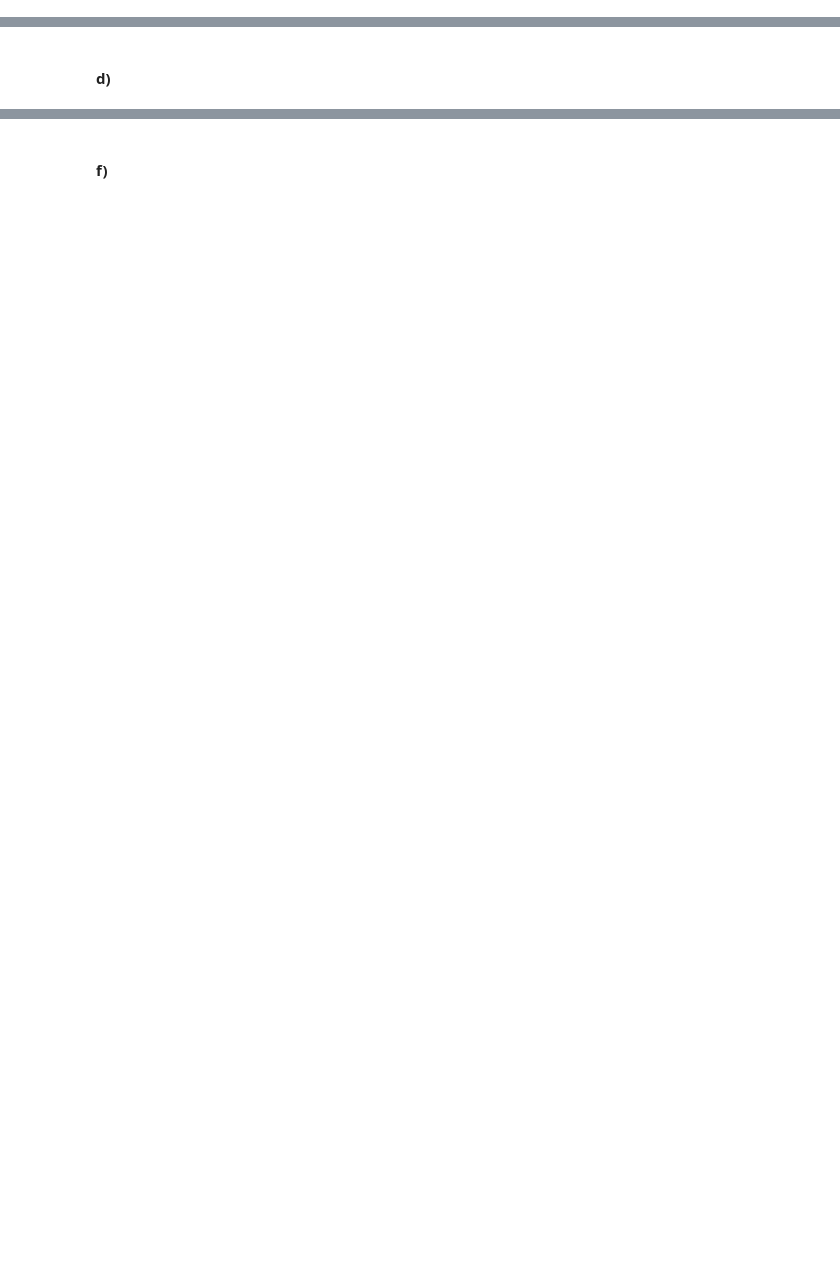
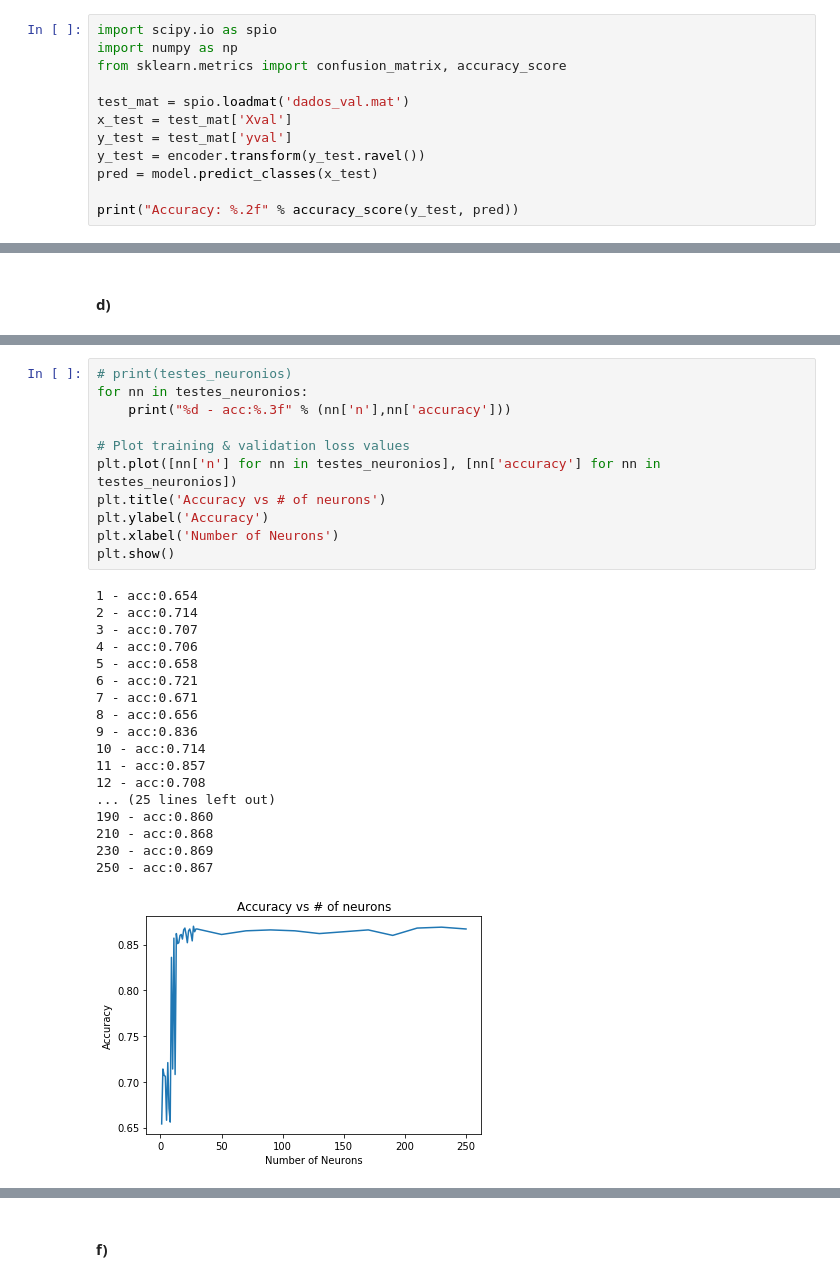
Before and after one commit to seoruosa/ia006_aprendizado-de-maquina_feec-unicamp, a Jupyter notebook: EFC/EFC3/Computacional.ipynb, the cells around one changed output, grey strips where cells are left out. Saved outputs shown, nothing was run; the diff lists cells and outputs as text; blank space fills up the shorter version.

```diff
--- a/EFC/EFC3/Computacional.ipynb
+++ b/EFC/EFC3/Computacional.ipynb
@@ -211,0 +185,12 @@ print(accuracy_score(y_test, pred))
+# %%
+import scipy.io as spio
+import numpy as np
+from sklearn.metrics import confusion_matrix, accuracy_score
+
+test_mat = spio.loadmat('dados_val.mat')
+x_test = test_mat['Xval']
+y_test = test_mat['yval']
+y_test = encoder.transform(y_test.ravel())
+pred = model.predict_classes(x_test)
+
+print("Accuracy: %.2f" % accuracy_score(y_test, pred))
@@ -215,0 +256,30 @@ print(accuracy_score(y_test, pred))
+# %%
+# print(testes_neuronios)
+for nn in testes_neuronios:
+    print("%d - acc:%.3f" % (nn['n'],nn['accuracy']))
+
+# Plot training & validation loss values
+plt.plot([nn['n'] for nn in testes_neuronios], [nn['accuracy'] for nn in testes_neuronios])
+plt.title('Accuracy vs # of neurons')
+plt.ylabel('Accuracy')
+plt.xlabel('Number of Neurons')
+plt.show()
+# %% [output]
+1 - acc:0.654
+2 - acc:0.714
+3 - acc:0.707
+4 - acc:0.706
+5 - acc:0.658
+6 - acc:0.721
+7 - acc:0.671
+8 - acc:0.656
+9 - acc:0.836
+10 - acc:0.714
+11 - acc:0.857
+12 - acc:0.708
+... (25 lines left out)
+190 - acc:0.860
+210 - acc:0.868
+230 - acc:0.869
+250 - acc:0.867
+[figure, added]
```
Also changed, not shown: parts of 21 cells of this notebook, 3 other files.
